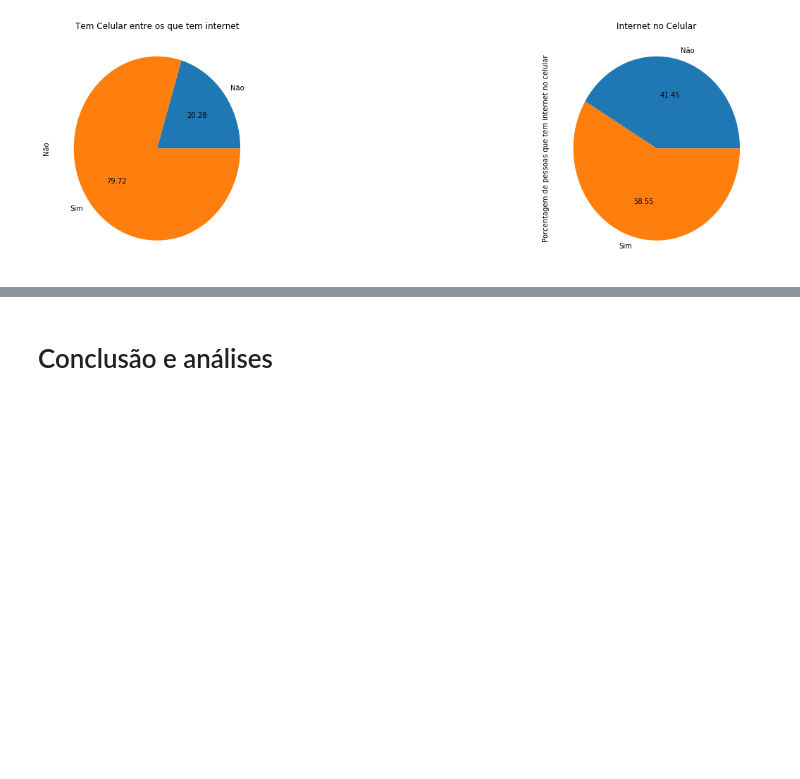
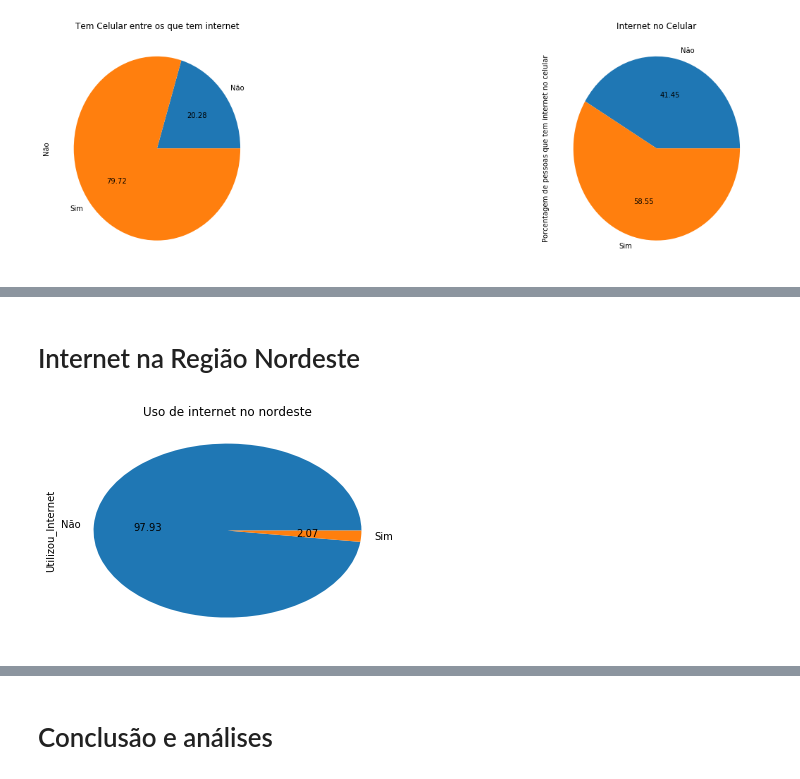
Before and after one commit to joaopmjm/CDDP, a Jupyter notebook: P1 - PNAD.ipynb, the cells around one changed output, grey strips where cells are left out. Saved outputs shown, nothing was run; the diff lists cells and outputs as text; code cells hidden in the pictures; blank space fills up the shorter version.

```diff
--- a/P1 - PNAD.ipynb
+++ b/P1 - PNAD.ipynb
@@ -376,0 +372,11 @@ plt.show()
+# %% [markdown]
+# Internet na Região Nordeste
+# %%
+# Gráfico de porcentagem de pessoas no nordeste que usam internet
+
+def net_nordeste_pizza():
+    plot = net_nordeste['Utilizou_Internet'][net_nordeste['Utilizou_Internet'] != 'Não se aplica'].value_counts().plot(kind='pie',title = 'Uso de internet no nordeste',autopct='%.2f')
+    plt.show()
+net_nordeste_pizza()
+# %% [output]
+[figure, added]
```
Also changed, not shown: parts of 10 cells of this notebook.
